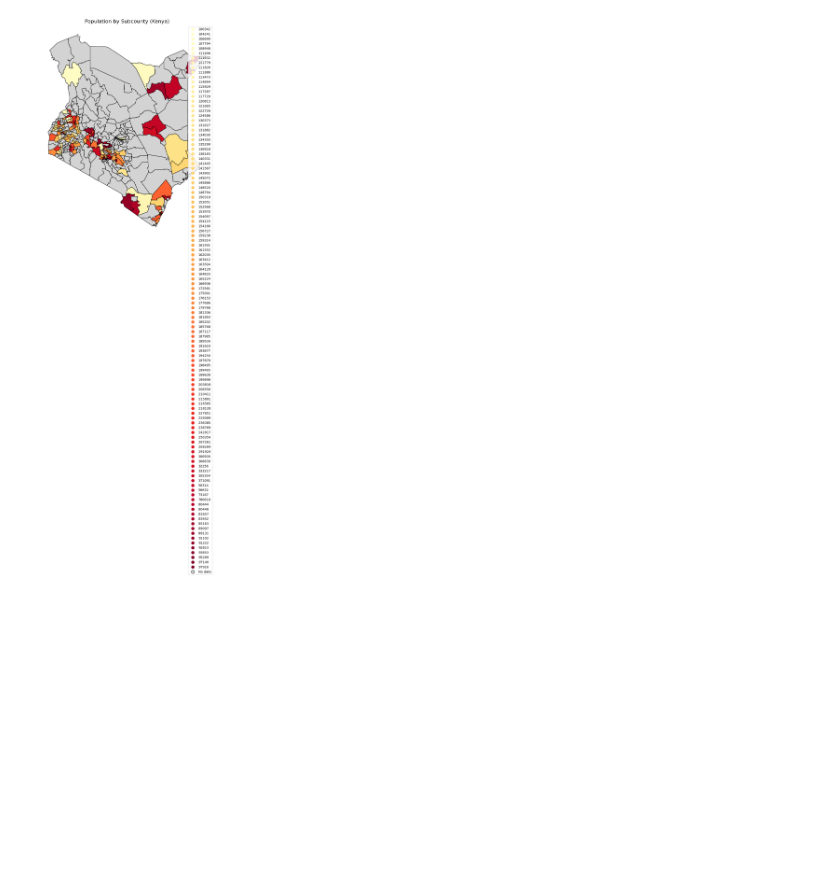
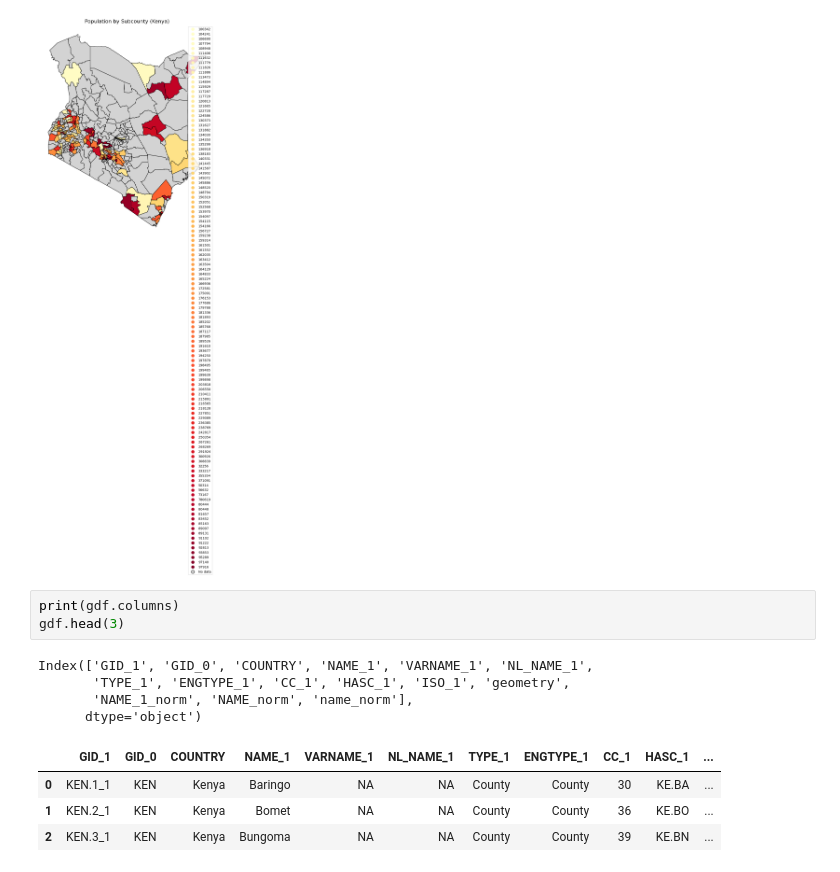
Before and after one commit to ChiriKamau/soma, a Jupyter notebook: notebooks/soma.ipynb, the cells around one changed output. Saved outputs shown, nothing was run; the diff lists cells and outputs as text; blank space fills up the shorter version.

```diff
--- a/notebooks/soma.ipynb
+++ b/notebooks/soma.ipynb
@@ -172,3 +254,15 @@ plt.axis("off")
 plt.show()
 # %% [output]
 [figure]
+# %%
+print(gdf.columns)
+gdf.head(3)
+# %% [output]
+Index(['GID_1', 'GID_0', 'COUNTRY', 'NAME_1', 'VARNAME_1', 'NL_NAME_1',
+       'TYPE_1', 'ENGTYPE_1', 'CC_1', 'HASC_1', 'ISO_1', 'geometry',
+       'NAME_1_norm', 'NAME_norm', 'name_norm'],
+      dtype='object')
+|  | GID_1 | GID_0 | COUNTRY | NAME_1 | VARNAME_1 | NL_NAME_1 | TYPE_1 | ENGTYPE_1 | CC_1 | HASC_1 | ... |
+| 0 | KEN.1_1 | KEN | Kenya | Baringo | NA | NA | County | County | 30 | KE.BA | ... |
+| 1 | KEN.2_1 | KEN | Kenya | Bomet | NA | NA | County | County | 36 | KE.BO | ... |
+| 2 | KEN.3_1 | KEN | Kenya | Bungoma | NA | NA | County | County | 39 | KE.BN | ... |
```
Also changed, not shown: parts of 6 cells of this notebook.
